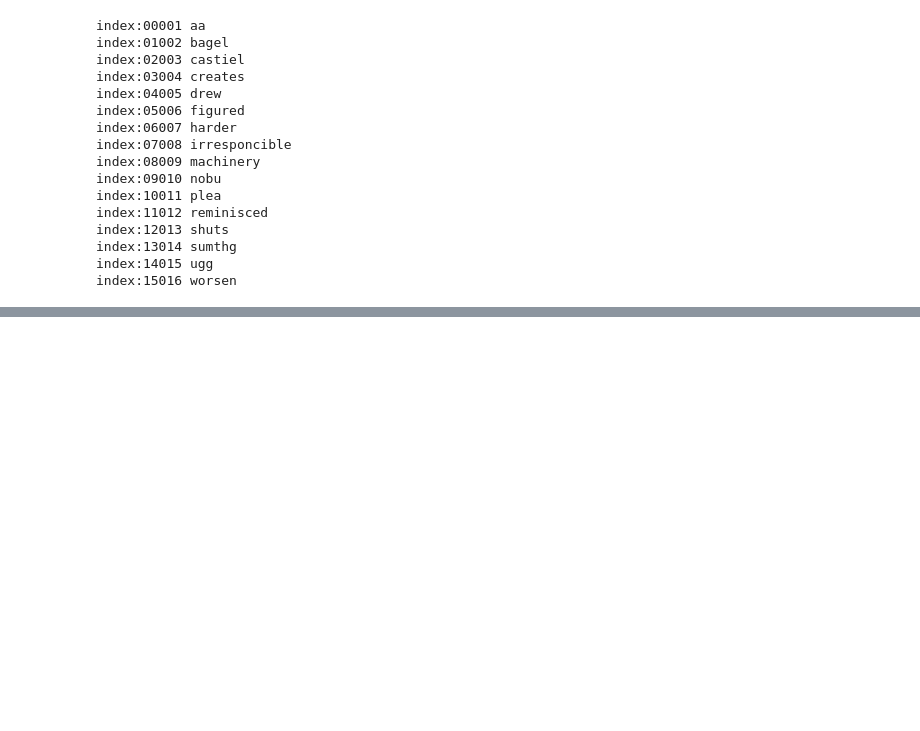
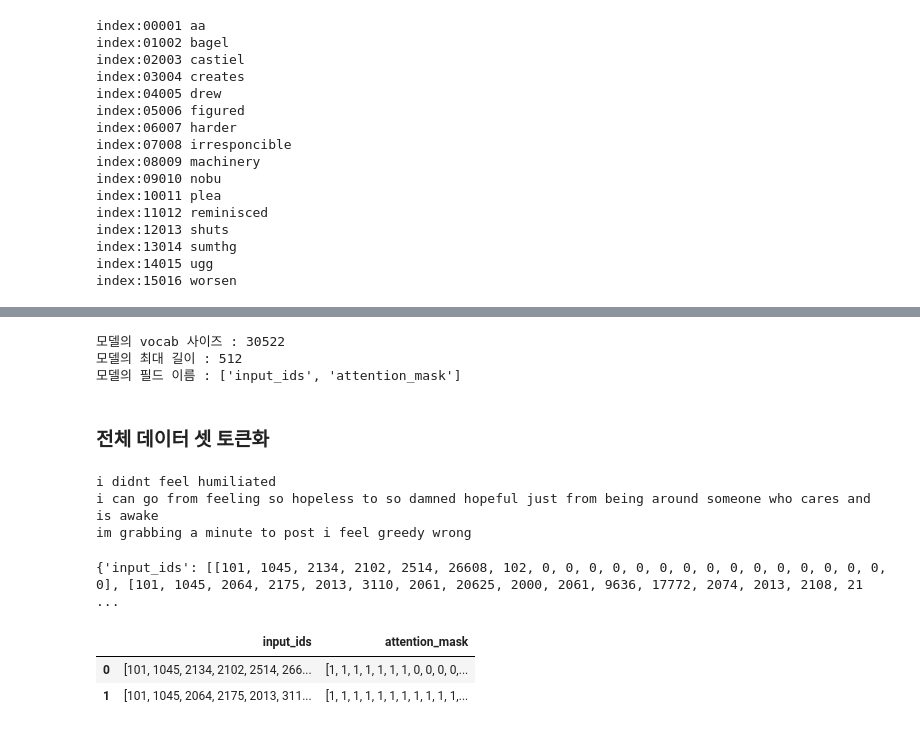
Before and after one commit to tommyjin2894/ai_study_transformer, a Jupyter notebook: 02_text_classification.ipynb, the cells around one changed output, grey strips where cells are left out. Saved outputs shown, nothing was run; the diff lists cells and outputs as text; code cells hidden in the pictures; blank space fills up the shorter version.

```diff
--- a/02_text_classification.ipynb
+++ b/02_text_classification.ipynb
@@ -170,0 +195,7 @@ index:15016 worsen
+# %%
+from transformers import AutoTokenizer
+from transformers import DistilBertTokenizer
+
+model_ckpt="distilbert-base-uncased"
+tokenizer_method = AutoTokenizer.from_pretrained(model_ckpt)
+tokenizer_method_1 = DistilBertTokenizer.from_pretrained(model_ckpt)
@@ -170,0 +224,34 @@ index:15016 worsen
+# %%
+print('모델의 vocab 사이즈 :',tokenizer_method.vocab_size)
+print('모델의 최대 길이 :',tokenizer_method.model_max_length)
+print('모델의 필드 이름 :',tokenizer_method.model_input_names)
+# %% [output]
+모델의 vocab 사이즈 : 30522
+모델의 최대 길이 : 512
+모델의 필드 이름 : ['input_ids', 'attention_mask']
+# %% [markdown]
+### 전체 데이터 셋 토큰화
+# %%
+for i in dataset['train'][:3]['text']:
+    print(i)
+# %% [output]
+i didnt feel humiliated
+i can go from feeling so hopeless to so damned hopeful just from being around someone who cares and is awake
+im grabbing a minute to post i feel greedy wrong
+# %%
+tokenize = lambda batch : tokenizer_method([exam for exam in batch['text']],
+                                           padding=True, truncation=True)
+# test
+tokenize(dataset['train'][:2])
+# %% [output]
+{'input_ids': [[101, 1045, 2134, 2102, 2514, 26608, 102, 0, 0, 0, 0, 0, 0, 0, 0, 0, 0, 0, 0, 0, 0, 0, 0], [101, 1045, 2064, 2175, 2013, 3110, 2061, 20625, 2000, 2061, 9636, 17772, 2074, 2013, 2108, 21 ...
+# %%
+# all from datasets
+
+all_datasets_toknized = dataset.map(tokenize, batched=True, batch_size=None)
+# %%
+all_datasets_toknized['train'][:2]
+# %% [output]
+|  | input_ids | attention_mask |
+| 0 | [101, 1045, 2134, 2102, 2514, 266... | [1, 1, 1, 1, 1, 1, 1, 0, 0, 0, 0,... |
+| 1 | [101, 1045, 2064, 2175, 2013, 311... | [1, 1, 1, 1, 1, 1, 1, 1, 1, 1, 1,... |
```
Also changed, not shown: parts of 23 cells of this notebook.
